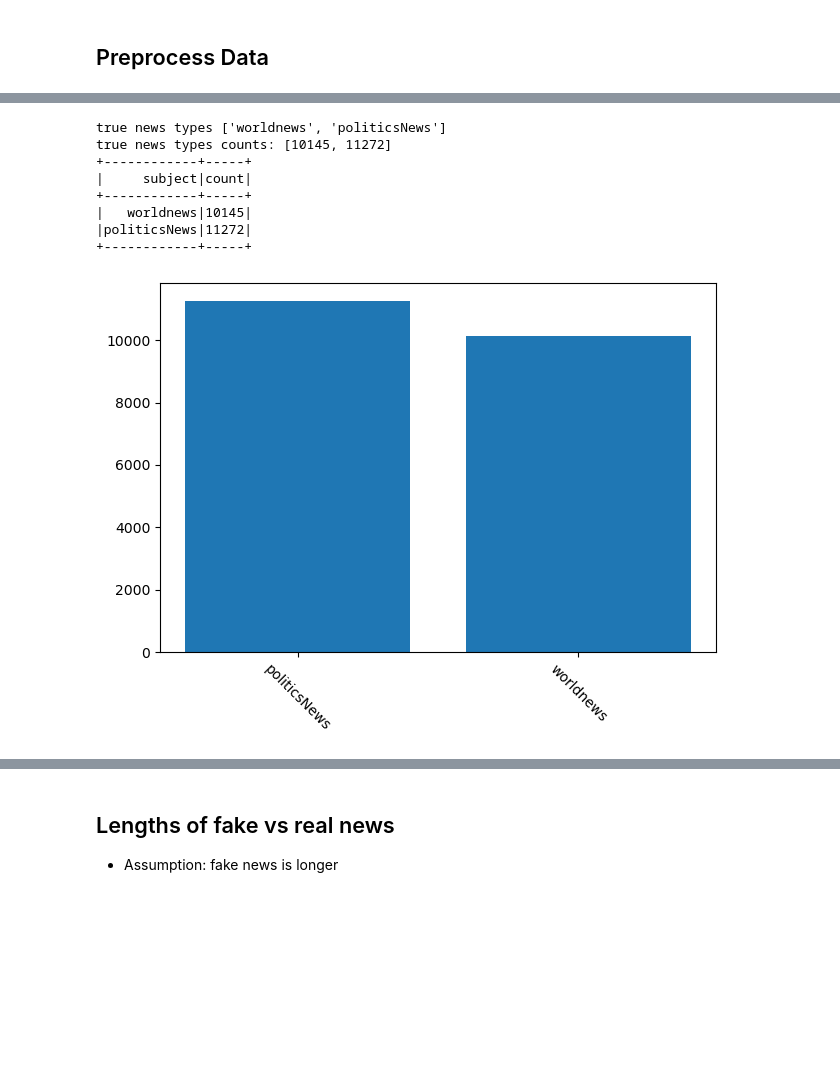
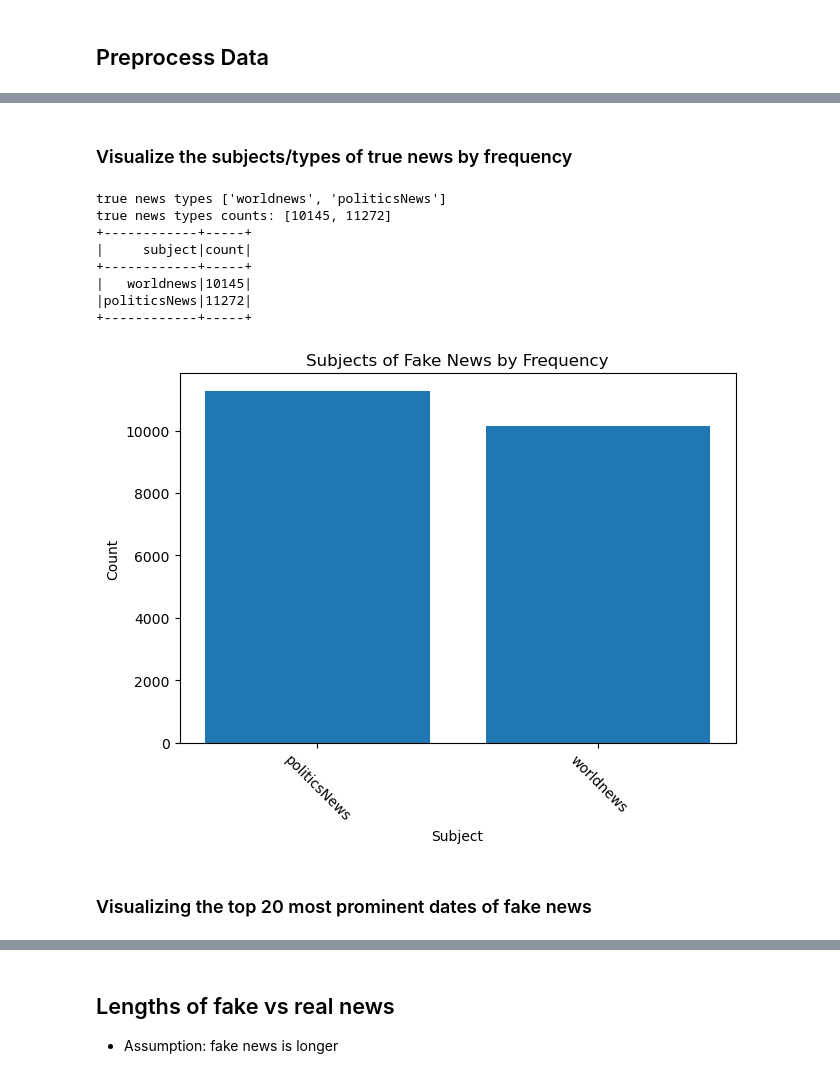
Before and after one commit to leilani-reich/ICS438-FinalProject-FakeNews, a Jupyter notebook: FakeNews.ipynb, the cells around one changed output, grey strips where cells are left out. Saved outputs shown, nothing was run; the diff lists cells and outputs as text; code cells hidden in the pictures; blank space fills up the shorter version.

```diff
--- a/FakeNews.ipynb
+++ b/FakeNews.ipynb
@@ -113,3 +246,5 @@ fake news types counts: [783, 4459, 6841, 1570, 778, 9050]
+# %% [markdown]
+### Visualize the subjects/types of true news by frequency
 # %%
 # Visualize the types of true news by frequency
 
@@ -123,34 +258,43 @@ true_news_types_counts = true_df.groupBy("subject").count().select("count")
 true_news_types_counts = list(true_news_types_counts.toPandas()["count"])
 print("true news types counts:", true_news_types_counts)
 
 # Show subject names and corresponding counts in table
 true_df.groupBy("subject").count().show()
 
 # Create dictionary with subjects as keys and counts as values
 true_news_dict = dict(zip(true_news_types, true_news_types_counts))
 
 # Sort in ascending order by value
 true_news_by_frequency = sorted(true_news_dict.items(), key=lambda x: x[1], reverse=True)
 
 # Get sorted keys and values
 fn_subjects, fn_counts = zip(*true_news_by_frequency)
 
 # Show subject names and corresponding counts in barchart
 plt.bar(x = fn_subjects, height = fn_counts)
 
 plt.xticks(rotation=-45)
 
 plt.tight_layout()
+
+plt.xlabel("Subject")
+plt.ylabel("Count")
+
+plt.title("Subjects of Fake News by Frequency")
+
+plt.show()
 # %% [output]
 true news types ['worldnews', 'politicsNews']
 true news types counts: [10145, 11272]
 +------------+-----+
 |     subject|count|
 +------------+-----+
 |   worldnews|10145|
 |politicsNews|11272|
 +------------+-----+
-[figure, old version]
+[figure, new version]
+# %% [markdown]
+### Visualizing the top 20 most prominent dates of fake news
 # %%
 # Visualizing the top 20 most prominent dates of fake news
 
```
Also changed, not shown: parts of 25 cells of this notebook.
